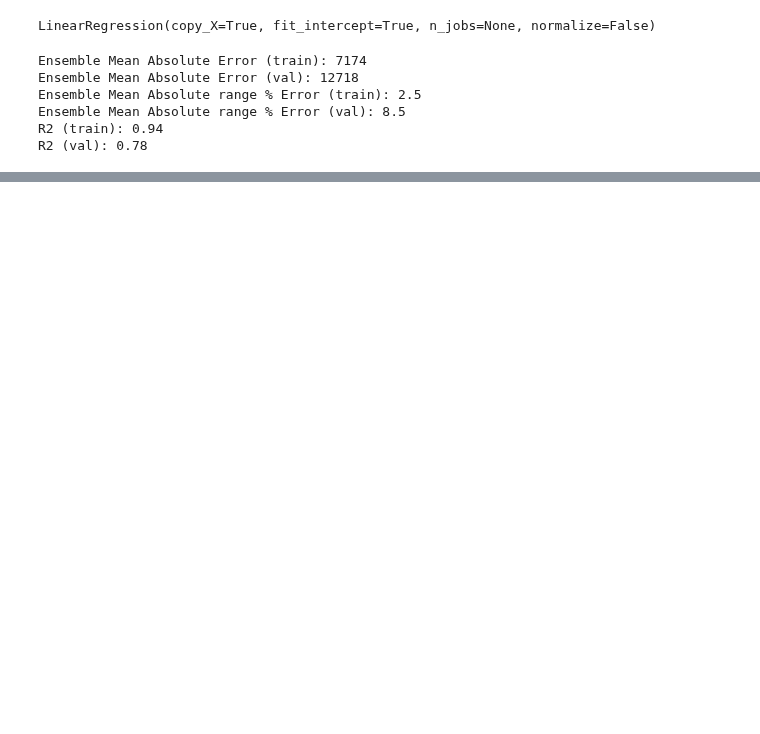
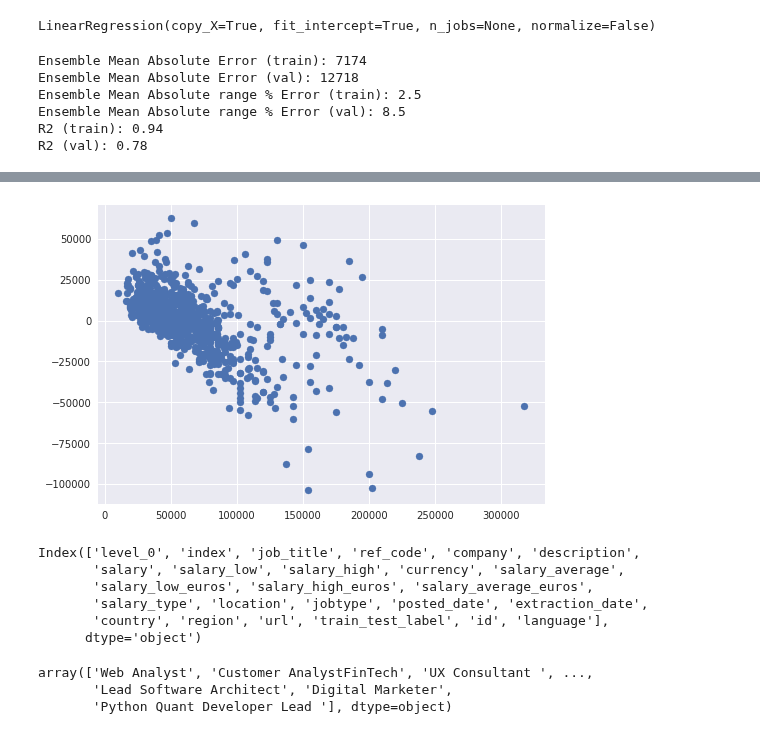
Before and after one commit to jamobe/DataScienceJobs, a Jupyter notebook: ModelComparison.ipynb, the cells around one changed output, grey strips where cells are left out. Drawn from its saved outputs; the diff is of its cells as text; code cells hidden in the pictures; blank space fills up the shorter version.

```diff
--- a/ModelComparison.ipynb
+++ b/ModelComparison.ipynb
@@ -133,0 +124,20 @@ array([0.1640677 , 0.91169408])
+# %%
+with plt.style.context('seaborn'):
+    ax = plt.scatter(y_val,XGB_val[0]['y_pred_xgb'] - y_val)
+# %% [output]
+[figure, added]
+# %%
+x_train.columns
+# %% [output]
+Index(['level_0', 'index', 'job_title', 'ref_code', 'company', 'description',
+       'salary', 'salary_low', 'salary_high', 'currency', 'salary_average',
+       'salary_low_euros', 'salary_high_euros', 'salary_average_euros',
+       'salary_type', 'location', 'jobtype', 'posted_date', 'extraction_date',
+       'country', 'region', 'url', 'train_test_label', 'id', 'language'],
+      dtype='object')
+# %%
+x_train['job_title'].unique()
+# %% [output]
+array(['Web Analyst', 'Customer AnalystFinTech', 'UX Consultant ', ...,
+       'Lead Software Architect', 'Digital Marketer',
+       'Python Quant Developer Lead '], dtype=object)
```
Also changed, not shown: parts of 6 cells of this notebook.
